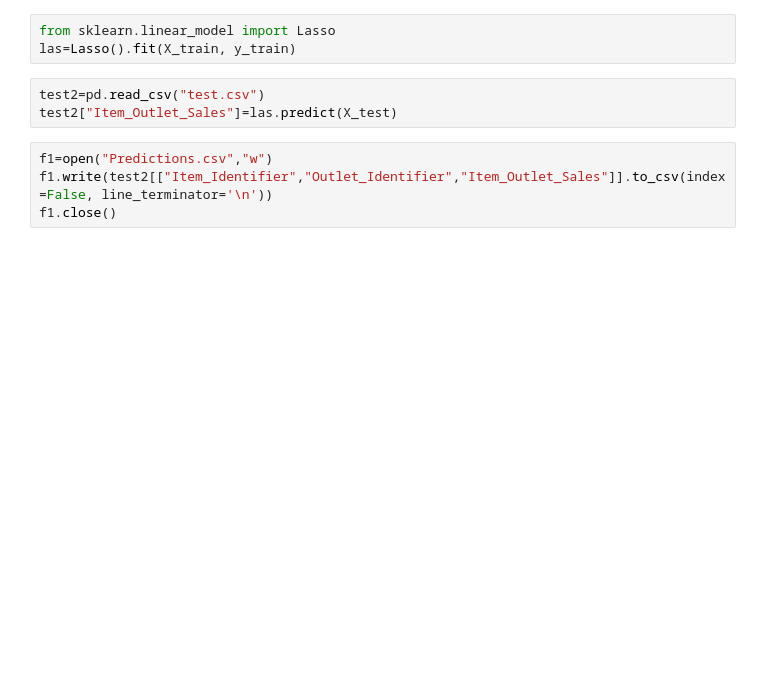
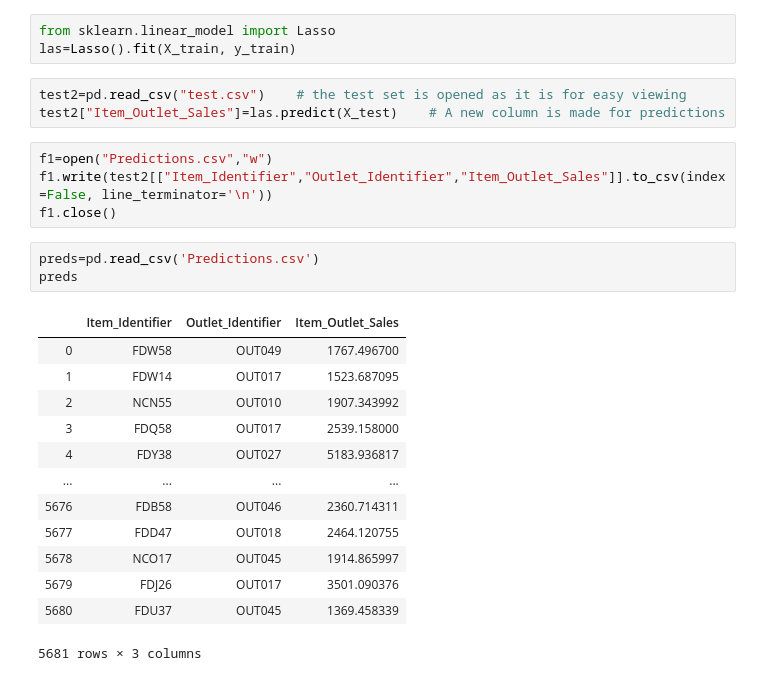
Before and after one commit to SurajSarangi/Big-Mart-Sales-Prediction, a Jupyter notebook: Big Mart Sales Prediction.ipynb, the cells around one changed output. Saved outputs shown, nothing was run; the diff lists cells and outputs as text; blank space fills up the shorter version.

```diff
--- a/Big Mart Sales Prediction.ipynb
+++ b/Big Mart Sales Prediction.ipynb
@@ -833,9 +801,26 @@ y_train=train[cols6[-1]]
 from sklearn.linear_model import Lasso
 las=Lasso().fit(X_train, y_train)
 # %%
-test2=pd.read_csv("test.csv")
-test2["Item_Outlet_Sales"]=las.predict(X_test)
+test2=pd.read_csv("test.csv")    # the test set is opened as it is for easy viewing
+test2["Item_Outlet_Sales"]=las.predict(X_test)    # A new column is made for predictions
 # %%
 f1=open("Predictions.csv","w")
 f1.write(test2[["Item_Identifier","Outlet_Identifier","Item_Outlet_Sales"]].to_csv(index=False, line_terminator='\n'))
 f1.close()
+# %%
+preds=pd.read_csv('Predictions.csv')
+preds
+# %% [output]
+|  | Item_Identifier | Outlet_Identifier | Item_Outlet_Sales |
+| 0 | FDW58 | OUT049 | 1767.496700 |
+| 1 | FDW14 | OUT017 | 1523.687095 |
+| 2 | NCN55 | OUT010 | 1907.343992 |
+| 3 | FDQ58 | OUT017 | 2539.158000 |
+| 4 | FDY38 | OUT027 | 5183.936817 |
+| ... | ... | ... | ... |
+| 5676 | FDB58 | OUT046 | 2360.714311 |
+| 5677 | FDD47 | OUT018 | 2464.120755 |
+| 5678 | NCO17 | OUT045 | 1914.865997 |
+| 5679 | FDJ26 | OUT017 | 3501.090376 |
+| 5680 | FDU37 | OUT045 | 1369.458339 |
+5681 rows × 3 columns
```
Also changed, not shown: parts of 22 cells of this notebook.
